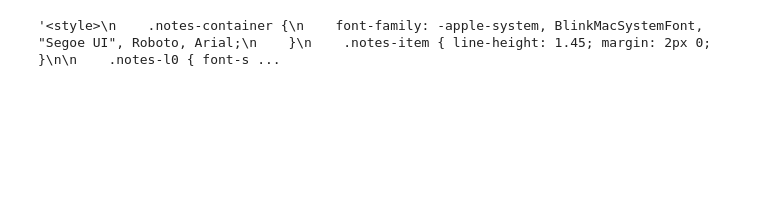
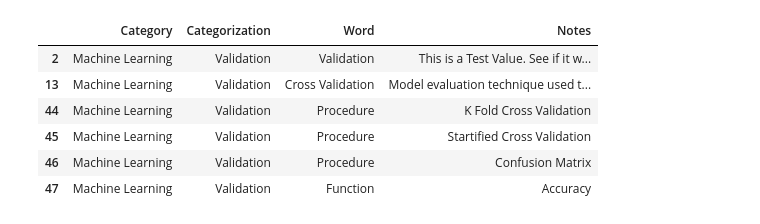
Before and after one commit to derek-dewald/Python_Tools, a Jupyter notebook: JupyterNotebooks/Daily WorkBook.ipynb, the cells around one changed output. Cells and saved outputs as stored; diff of their text form; code cells hidden in the pictures; blank space fills up the shorter version.

```diff
--- a/JupyterNotebooks/Daily WorkBook.ipynb
+++ b/JupyterNotebooks/Daily WorkBook.ipynb
@@ -21,4 +77,12 @@ d1 = notes_df_to_outline_html(d)
 # %%
-d1
+# Creates a Definition Object for Each Value
+# If there is a Definition for Categorization it will include it.
+d[d['Categorization']=='Validation']
 # %% [output]
-'<style>\n    .notes-container {\n    font-family: -apple-system, BlinkMacSystemFont, "Segoe UI", Roboto, Arial;\n    }\n    .notes-item { line-height: 1.45; margin: 2px 0; }\n\n    .notes-l0 { font-s ...
+|  | Category | Categorization | Word | Notes |
+| 2 | Machine Learning | Validation | Validation | This is a Test Value. See if it w... |
+| 13 | Machine Learning | Validation | Cross Validation | Model evaluation technique used t... |
+| 44 | Machine Learning | Validation | Procedure | K Fold Cross Validation |
+| 45 | Machine Learning | Validation | Procedure | Startified Cross Validation |
+| 46 | Machine Learning | Validation | Procedure | Confusion Matrix |
+| 47 | Machine Learning | Validation | Function | Accuracy |
```
Also changed, not shown: parts of 5 cells of this notebook, 10 other files.
